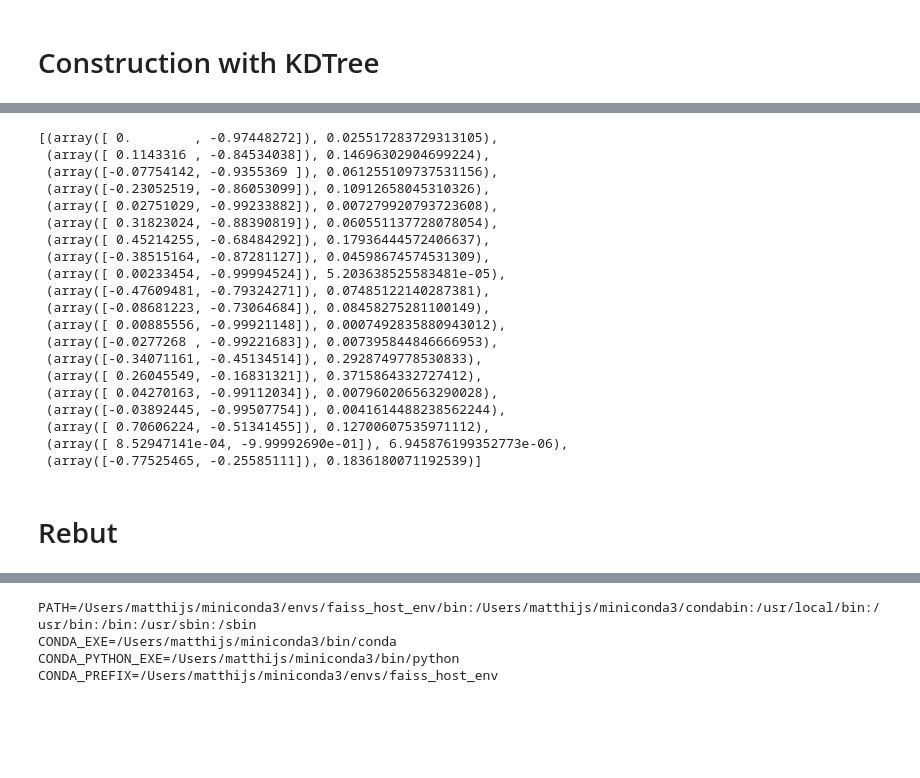
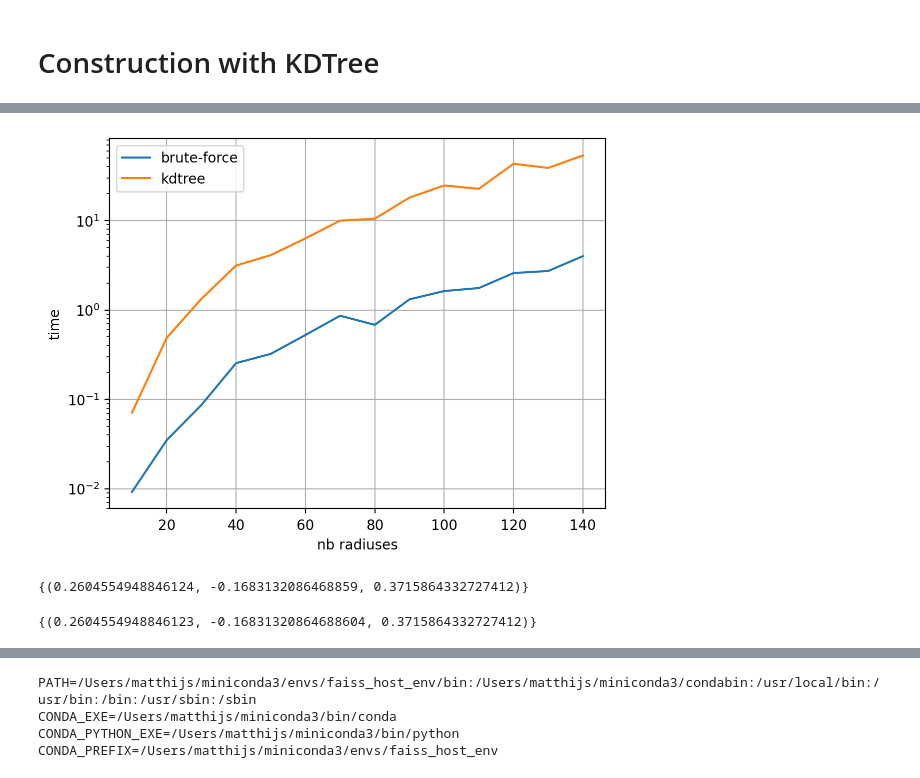
Before and after one commit to mdouze/cailloux, a Jupyter notebook: circles.ipynb, the cells around one changed output, grey strips where cells are left out. Drawn from its saved outputs; the diff is of its cells as text; code cells hidden in the pictures; blank space fills up the shorter version.

```diff
--- a/circles.ipynb
+++ b/circles.ipynb
@@ -485,25 +468,22 @@ pyplot.ylim([-1, 1])
-# %%
-circles_ref
-# %% [output]
-[(array([ 0.        , -0.97448272]), 0.025517283729313105),
- (array([ 0.1143316 , -0.84534038]), 0.14696302904699224),
- (array([-0.07754142, -0.9355369 ]), 0.061255109737531156),
- (array([-0.23052519, -0.86053099]), 0.10912658045310326),
- (array([ 0.02751029, -0.99233882]), 0.007279920793723608),
- (array([ 0.31823024, -0.88390819]), 0.060551137728078054),
- (array([ 0.45214255, -0.68484292]), 0.17936444572406637),
- (array([-0.38515164, -0.87281127]), 0.04598674574531309),
- (array([ 0.00233454, -0.99994524]), 5.203638525583481e-05),
- (array([-0.47609481, -0.79324271]), 0.07485122140287381),
- (array([-0.08681223, -0.73064684]), 0.08458275281100149),
- (array([ 0.00885556, -0.99921148]), 0.0007492835880943012),
- (array([-0.0277268 , -0.99221683]), 0.007395844846666953),
- (array([-0.34071161, -0.45134514]), 0.2928749778530833),
- (array([ 0.26045549, -0.16831321]), 0.3715864332727412),
- (array([ 0.04270163, -0.99112034]), 0.007960206563290028),
- (array([-0.03892445, -0.99507754]), 0.0041614488238562244),
- (array([ 0.70606224, -0.51341455]), 0.12700607535971112),
- (array([ 8.52947141e-04, -9.99992690e-01]), 6.945876199352773e-06),
- (array([-0.77525465, -0.25585111]), 0.1836180071192539)]
-# %% [markdown]
-# Rebut
+# %%
+xy = np.array([(nc, t[0]) for nc, t in times.items()])
+pyplot.semilogy(xy[:, 0], xy[:, 1], label="brute-force")
+
+xy = np.array([(nc, t[1]) for nc, t in times.items()])
+pyplot.semilogy(xy[:, 0], xy[:, 1], label="kdtree")
+
+pyplot.legend()
+pyplot.xlabel("nb radiuses")
+pyplot.ylabel("time")
+
+pyplot.grid()
+# %% [output]
+[figure, added]
+# %%
+circles_ref_s - circles_new_s
+# %% [output]
+{(0.2604554948846124, -0.1683132086468859, 0.3715864332727412)}
+# %%
+circles_new_s - circles_ref_s
+# %% [output]
+{(0.2604554948846123, -0.16831320864688604, 0.3715864332727412)}
```
Also changed, not shown: parts of 8 cells of this notebook, 1 other file.
